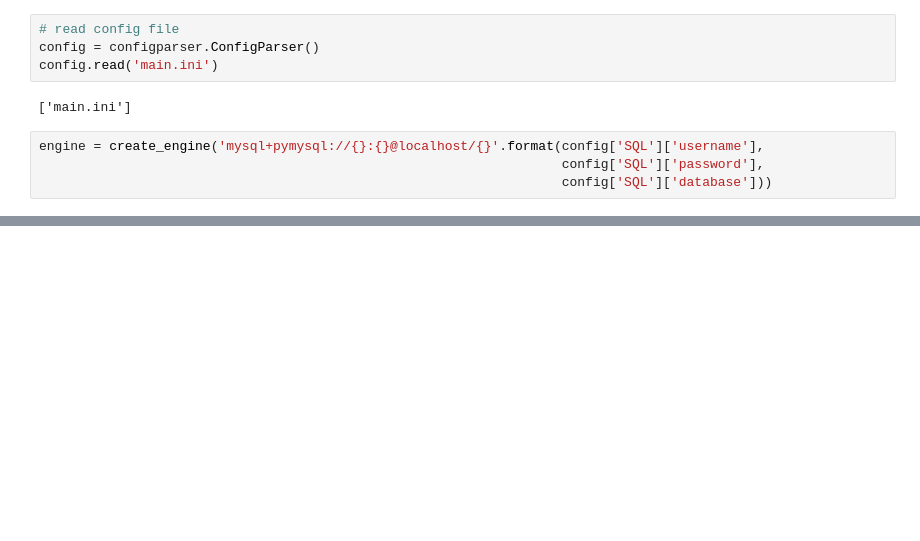
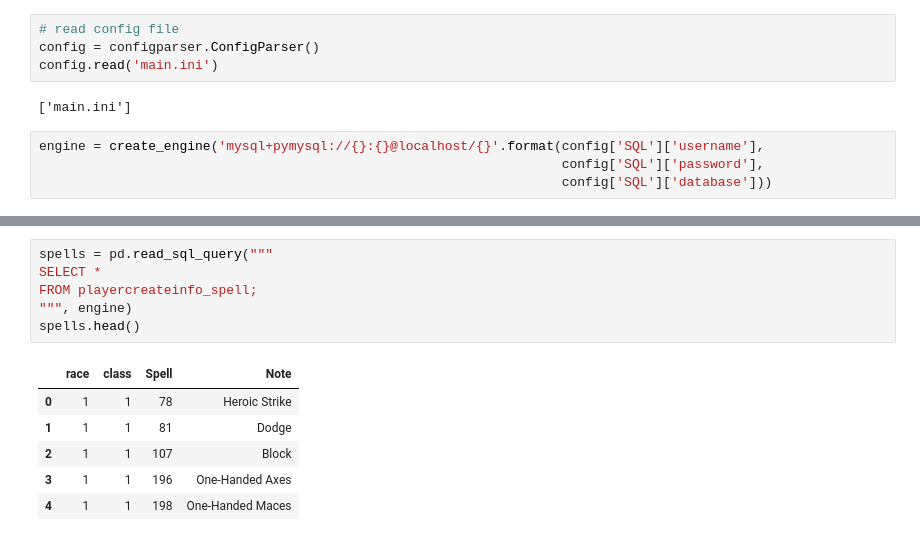
Before and after one commit to belkasanek/wow_character_calculator, a Jupyter notebook: connection_db.ipynb, the cells around one changed output, grey strips where cells are left out. Drawn from its saved outputs; the diff is of its cells as text; blank space fills up the shorter version.

```diff
--- a/connection_db.ipynb
+++ b/connection_db.ipynb
@@ -61,0 +133,13 @@ SHOW tables;
+# %%
+spells = pd.read_sql_query("""
+SELECT *
+FROM playercreateinfo_spell;
+""", engine)
+spells.head()
+# %% [output]
+|  | race | class | Spell | Note |
+| 0 | 1 | 1 | 78 | Heroic Strike |
+| 1 | 1 | 1 | 81 | Dodge |
+| 2 | 1 | 1 | 107 | Block |
+| 3 | 1 | 1 | 196 | One-Handed Axes |
+| 4 | 1 | 1 | 198 | One-Handed Maces |
```
Also changed, not shown: parts of 12 cells of this notebook.
